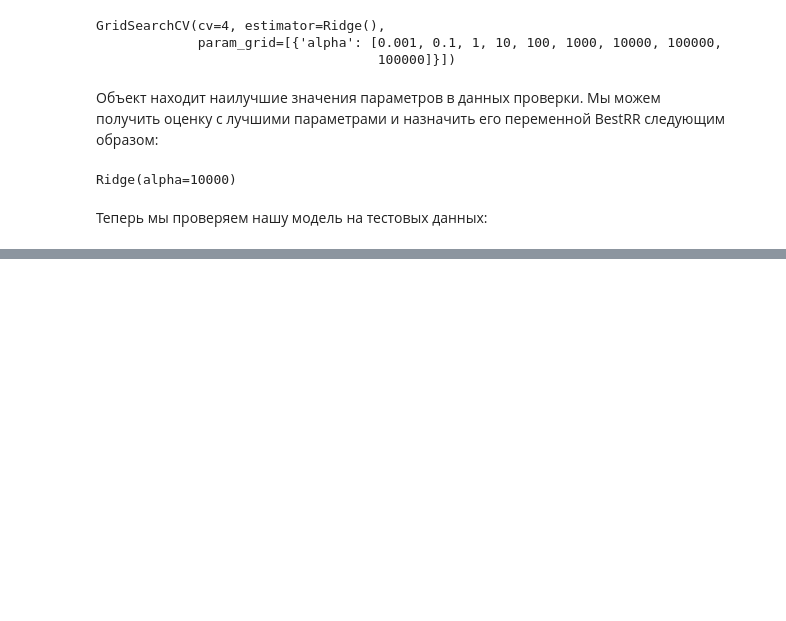
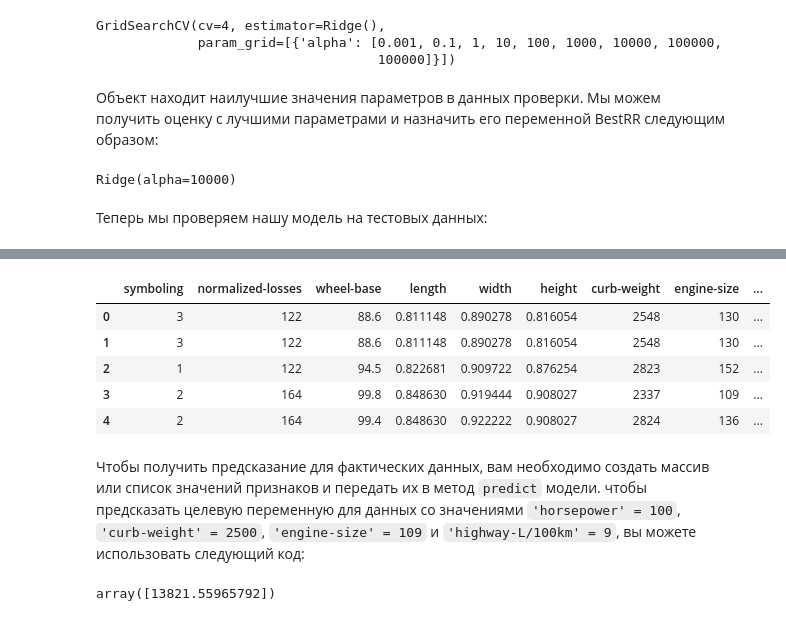
Before and after one commit to MrsMystique/python-repo, a Jupyter notebook: DataAnalysis/Labs/Шаг5 Оценка модели и уточнения.ipynb, the cells around one changed output, grey strips where cells are left out. Saved outputs shown, nothing was run; the diff lists cells and outputs as text; code cells hidden in the pictures; blank space fills up the shorter version.

```diff
--- a/DataAnalysis/Labs/Шаг5 Оценка модели и уточнения.ipynb
+++ b/DataAnalysis/Labs/Шаг5 Оценка модели и уточнения.ipynb
@@ -1058,0 +1080,19 @@ BestRR.score(x_test[['horsepower', 'curb-weight', 'engine-size', 'highway-L/100k
+# %%
+# напомним себе какие параметры могут принимать признаки
+df.head(5)
+# %% [output]
+|  | symboling | normalized-losses | wheel-base | length | width | height | curb-weight | engine-size | ... |
+| 0 | 3 | 122 | 88.6 | 0.811148 | 0.890278 | 0.816054 | 2548 | 130 | ... |
+| 1 | 3 | 122 | 88.6 | 0.811148 | 0.890278 | 0.816054 | 2548 | 130 | ... |
+| 2 | 1 | 122 | 94.5 | 0.822681 | 0.909722 | 0.876254 | 2823 | 152 | ... |
+| 3 | 2 | 164 | 99.8 | 0.848630 | 0.919444 | 0.908027 | 2337 | 109 | ... |
+| 4 | 2 | 164 | 99.4 | 0.848630 | 0.922222 | 0.908027 | 2824 | 136 | ... |
+# %% [markdown]
+Чтобы получить предсказание для фактических данных, вам необходимо создать массив или список значений признаков и передать их в метод `predict` модели.
+чтобы предсказать целевую переменную для данных со значениями `'horsepower' = 100`, `'curb-weight' = 2500`, `'engine-size' = 109` и `'highway-L/100km' = 9`, вы можете использовать следующий код:
+# %%
+features_for_prediction = [[111, 2548, 130, 8.70]]
+prediction_fact = Grid1.predict(features_for_prediction)
+prediction_fact
+# %% [output]
+array([13821.55965792])
```
Also changed, not shown: parts of 4 cells of this notebook.
